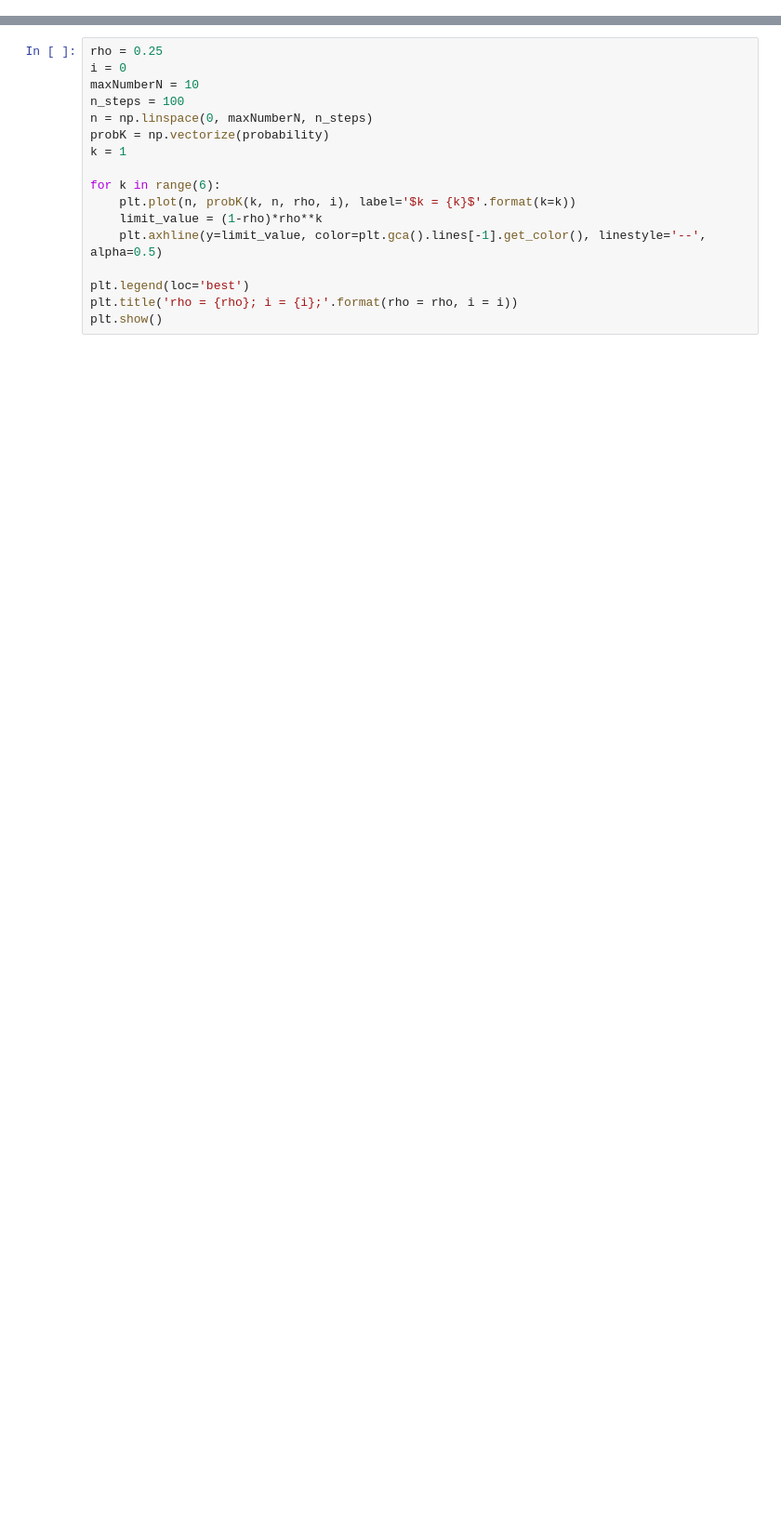
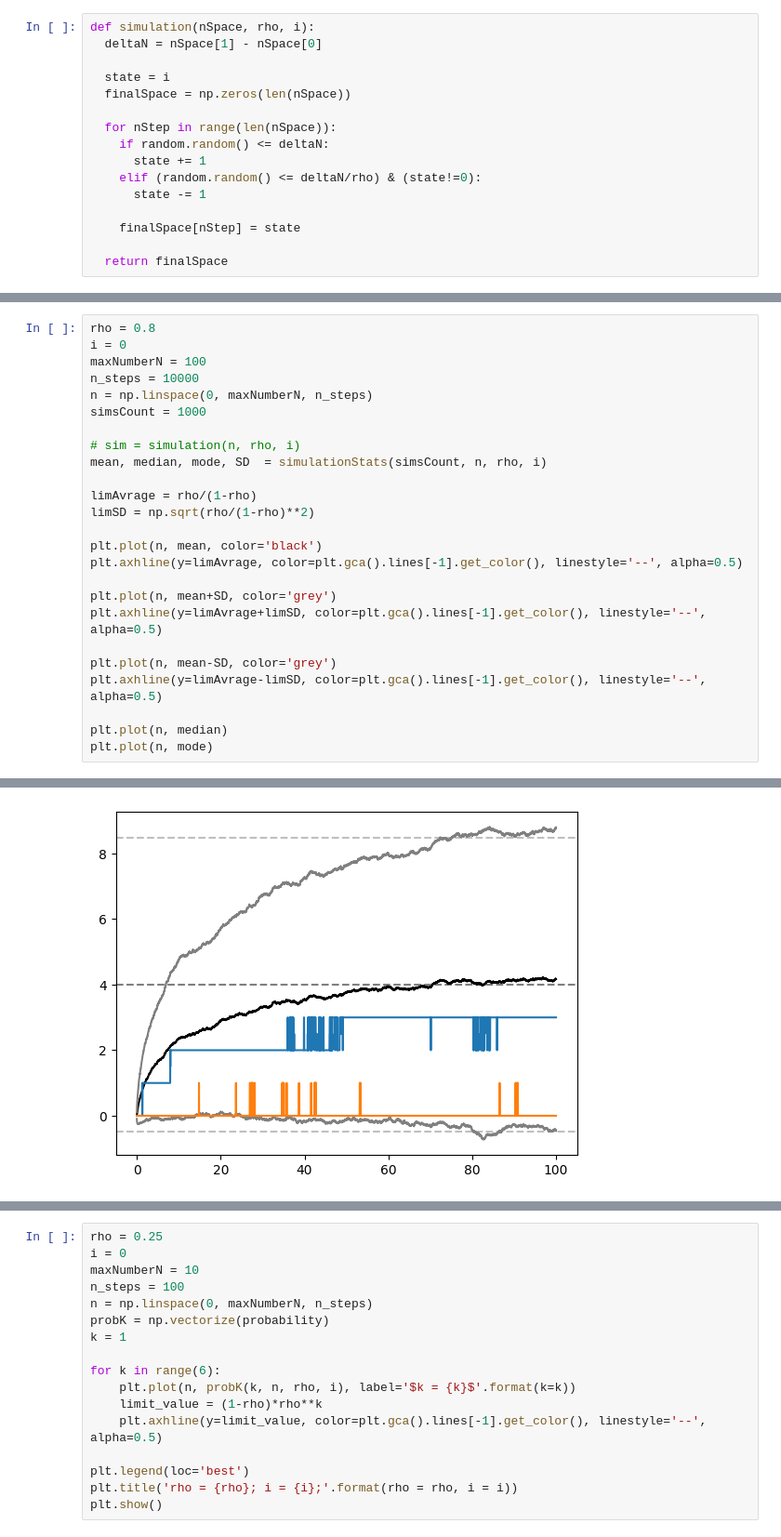
Before and after one commit to Dxlaby/SOC2025, a Jupyter notebook: graphs_p_k.ipynb, the cells around one changed output, grey strips where cells are left out. Shown at 93% size. Drawn from its saved outputs; the diff is of its cells as text; blank space fills up the shorter version.

Commit message:
Made simulation

```diff
--- a/graphs_p_k.ipynb
+++ b/graphs_p_k.ipynb
@@ -20,3 +22,19 @@ def constant(variable, constant):
     return constant
 
 # euler = nsum(lambda x: 1/math.factorial(x), [0, inf])
+# %%
+def simulation(nSpace, rho, i):
+  deltaN = nSpace[1] - nSpace[0]
+
+  state = i
+  finalSpace = np.zeros(len(nSpace))
+
+  for nStep in range(len(nSpace)):
+    if random.random() <= deltaN:
+      state += 1
+    elif (random.random() <= deltaN/rho) & (state!=0):
+      state -= 1
+
+    finalSpace[nStep] = state
+
+  return finalSpace
@@ -22,0 +65,26 @@ def constant(variable, constant):
+# %%
+rho = 0.8
+i = 0
+maxNumberN = 100
+n_steps = 10000
+n = np.linspace(0, maxNumberN, n_steps)
+simsCount = 1000
+
+# sim = simulation(n, rho, i)
+mean, median, mode, SD  = simulationStats(simsCount, n, rho, i)
+
+limAvrage = rho/(1-rho)
+limSD = np.sqrt(rho/(1-rho)**2)
+
+plt.plot(n, mean, color='black')
+plt.axhline(y=limAvrage, color=plt.gca().lines[-1].get_color(), linestyle='--', alpha=0.5)
+
+plt.plot(n, mean+SD, color='grey')
+plt.axhline(y=limAvrage+limSD, color=plt.gca().lines[-1].get_color(), linestyle='--', alpha=0.5)
+
+plt.plot(n, mean-SD, color='grey')
+plt.axhline(y=limAvrage-limSD, color=plt.gca().lines[-1].get_color(), linestyle='--', alpha=0.5)
+
+plt.plot(n, median)
+plt.plot(n, mode)
+# %% [output]
@@ -23,3 +92,4 @@ def constant(variable, constant):
+[figure, added]
 # %%
 rho = 0.1
 i = 0
```
Also changed, not shown: parts of 5 cells of this notebook.
